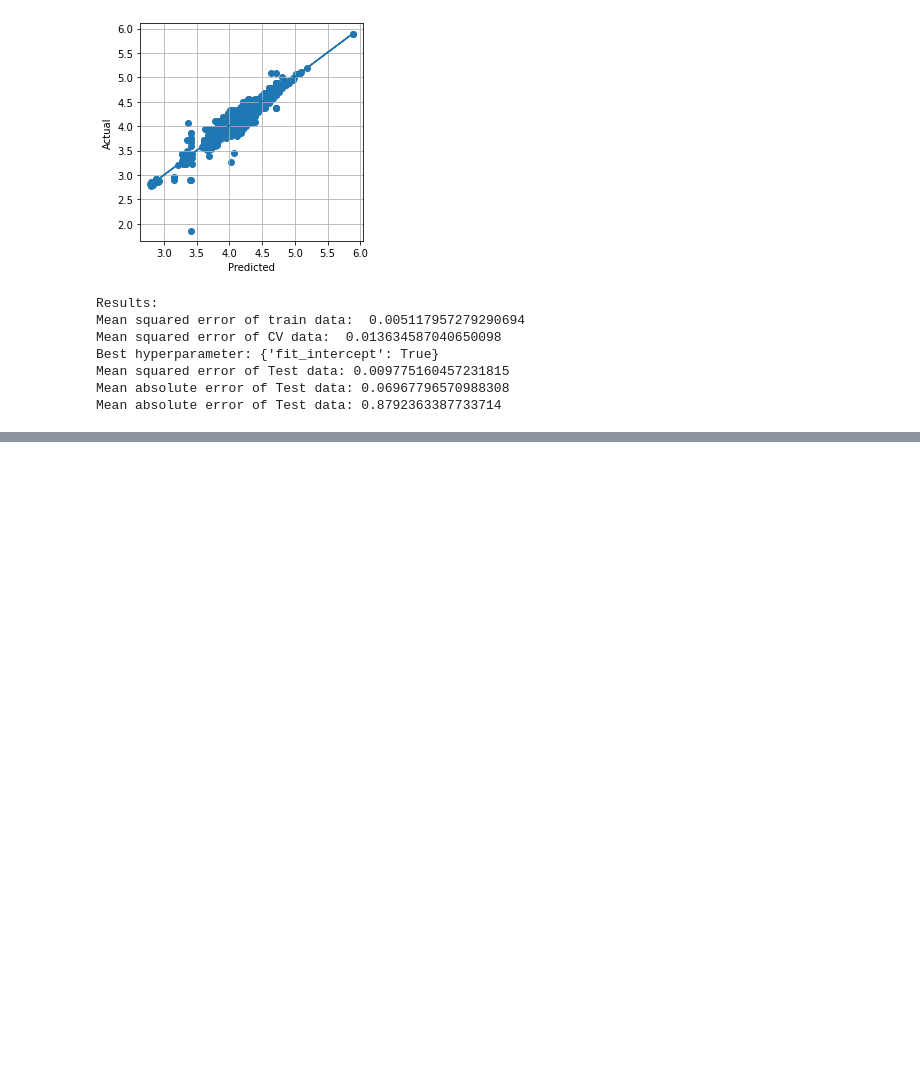
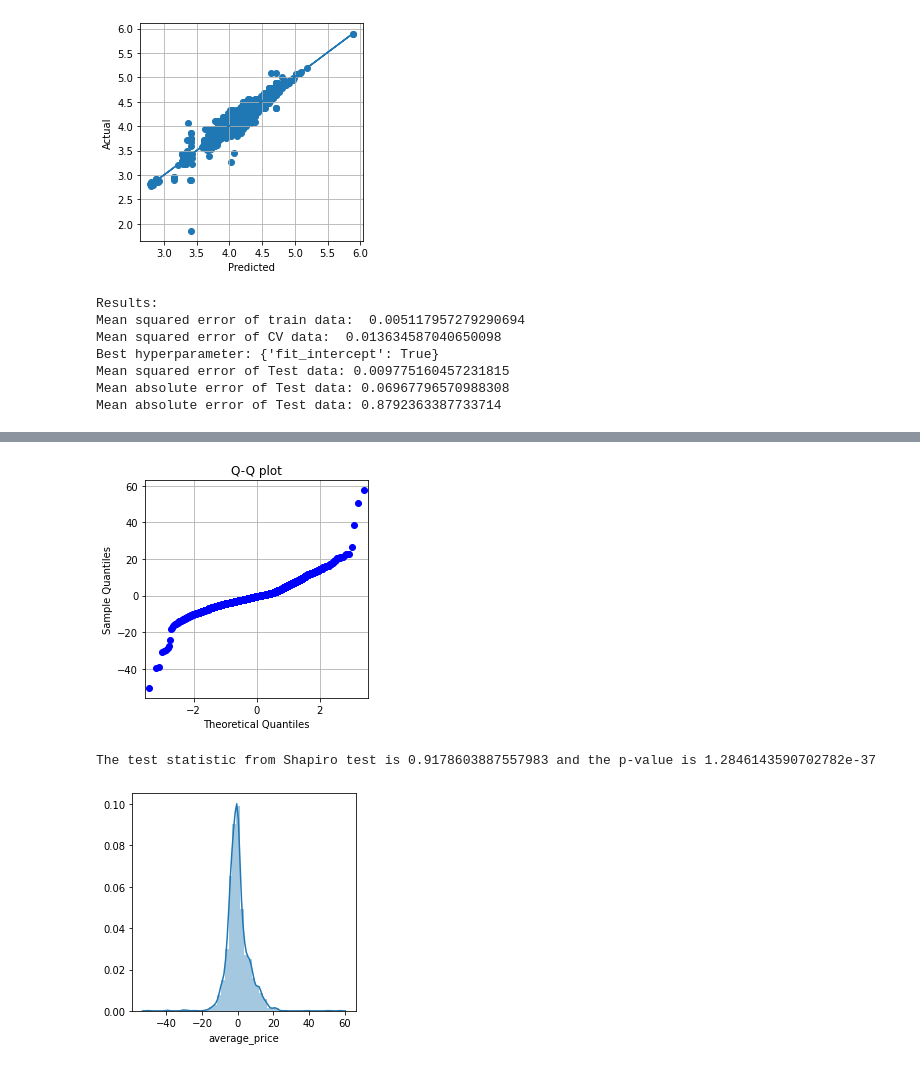
Before and after one commit to asubramaniyan/womens-shoes-price, a Jupyter notebook: womens-shoe-prices-eda.ipynb, the cells around one changed output, grey strips where cells are left out. Saved outputs shown, nothing was run; the diff lists cells and outputs as text; code cells hidden in the pictures; blank space fills up the shorter version.

```diff
--- a/womens-shoe-prices-eda.ipynb
+++ b/womens-shoe-prices-eda.ipynb
@@ -1687,0 +1718,7 @@ X_train
+# %%
+### No brand, no offer, csize, untransformed y
+
+## 1. Linear regression
+lr = LinearRegression()
+parameters = {'fit_intercept': [True, False]}
+lr_fit = model_evaluation(lr, parameters, train_data_nobrandoffer_csize, y_train, test_data_nobrandoffer_csize, y_test)
@@ -1687,0 +1733,15 @@ X_train
+# %%
+residual = y_test- lr_fit.predict(test_data_nobrandoffer_csize)
+prob = sm.ProbPlot(residual)
+prob.qqplot()
+plt.gcf().set_size_inches(4, 4)
+plt.grid()
+plt.title("Q-Q plot")
+plt.show()
+sns.distplot(residual)
+plt.gcf().set_size_inches(4, 4)
+print("The test statistic from Shapiro test is {0[0]} and the p-value is {0[1]}".format(shapiro(residual)))
+# %% [output]
+[figure, added]
+The test statistic from Shapiro test is 0.9178603887557983 and the p-value is 1.2846143590702782e-37
+[figure, added]
```
Also changed, not shown: parts of 19 cells of this notebook.
